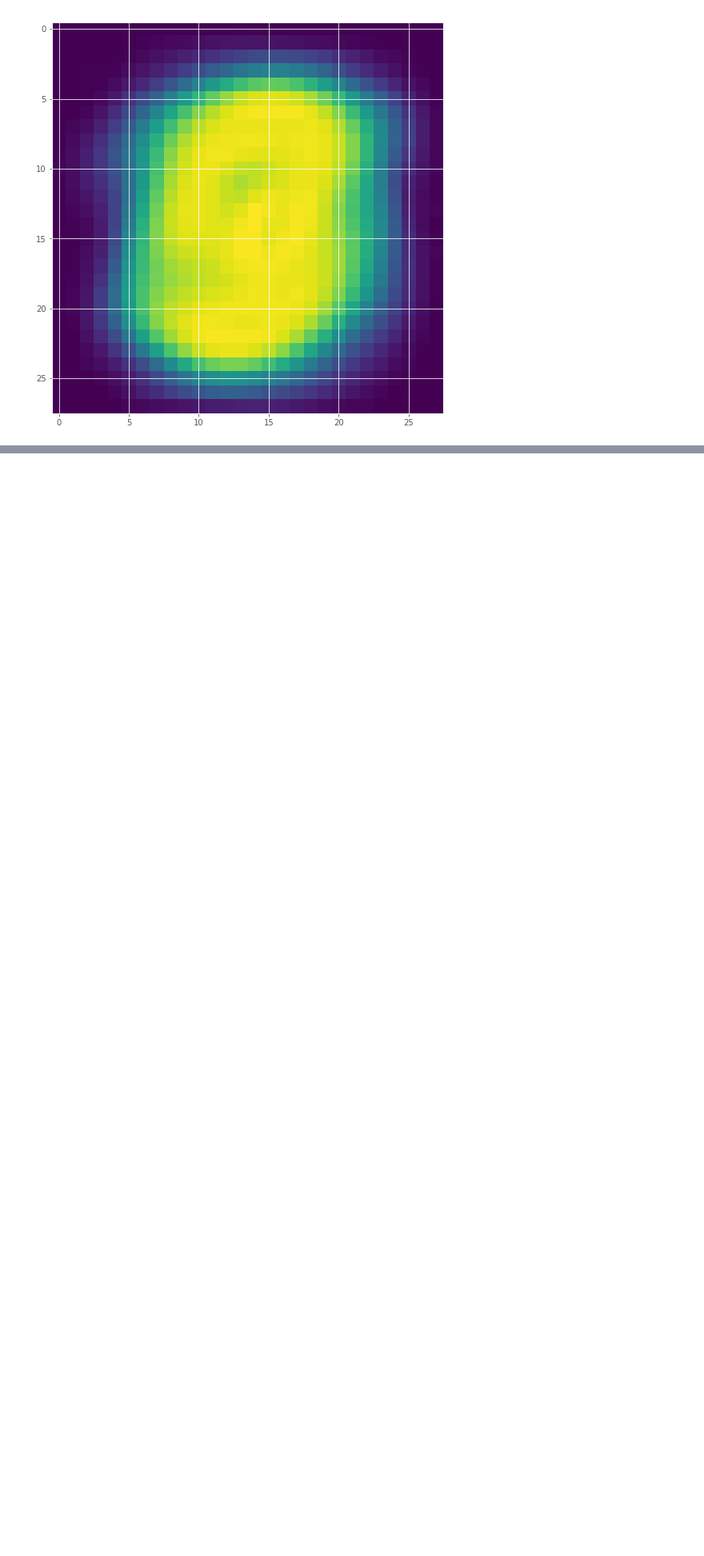
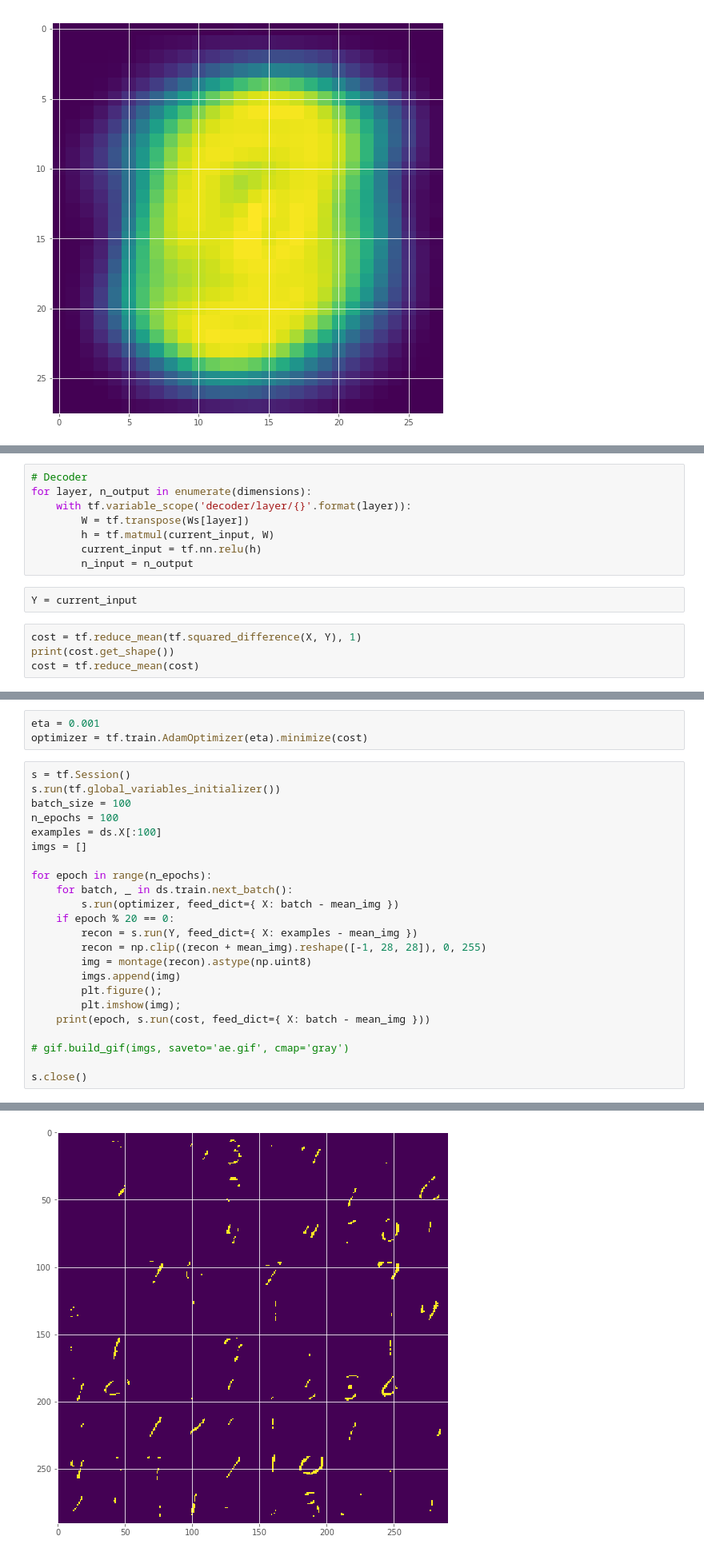
Before and after one commit to damiansp/neuralNet, a Jupyter notebook: kadenze/3_unsupervised_supervised/un_supervized.ipynb, the cells around one changed output, grey strips where cells are left out. Shown at 80% size. Saved outputs shown, nothing was run; the diff lists cells and outputs as text; blank space fills up the shorter version.

```diff
--- a/kadenze/3_unsupervised_supervised/un_supervized.ipynb
+++ b/kadenze/3_unsupervised_supervised/un_supervized.ipynb
@@ -62,0 +87,14 @@ dimensions = [512, 256, 128, 64]
+# %%
+# Decoder
+for layer, n_output in enumerate(dimensions):
+    with tf.variable_scope('decoder/layer/{}'.format(layer)):
+        W = tf.transpose(Ws[layer])
+        h = tf.matmul(current_input, W)
+        current_input = tf.nn.relu(h)
+        n_input = n_output
+# %%
+Y = current_input
+# %%
+cost = tf.reduce_mean(tf.squared_difference(X, Y), 1)
+print(cost.get_shape())
+cost = tf.reduce_mean(cost)
@@ -62,0 +103,27 @@ dimensions = [512, 256, 128, 64]
+# %%
+eta = 0.001
+optimizer = tf.train.AdamOptimizer(eta).minimize(cost)
+# %%
+s = tf.Session()
+s.run(tf.global_variables_initializer())
+batch_size = 100
+n_epochs = 100
+examples = ds.X[:100]
+imgs = []
+
+for epoch in range(n_epochs):
+    for batch, _ in ds.train.next_batch():
+        s.run(optimizer, feed_dict={ X: batch - mean_img })
+    if epoch % 20 == 0:
+        recon = s.run(Y, feed_dict={ X: examples - mean_img })
+        recon = np.clip((recon + mean_img).reshape([-1, 28, 28]), 0, 255)
+        img = montage(recon).astype(np.uint8)
+        imgs.append(img)
+        plt.figure();
+        plt.imshow(img);
+    print(epoch, s.run(cost, feed_dict={ X: batch - mean_img }))
+
+# gif.build_gif(imgs, saveto='ae.gif', cmap='gray')
+
+s.close()
+# %% [output]
@@ -62,0 +147 @@ dimensions = [512, 256, 128, 64]
+[figure, added]
```
Also changed, not shown: parts of 10 cells of this notebook, 1 other file.
